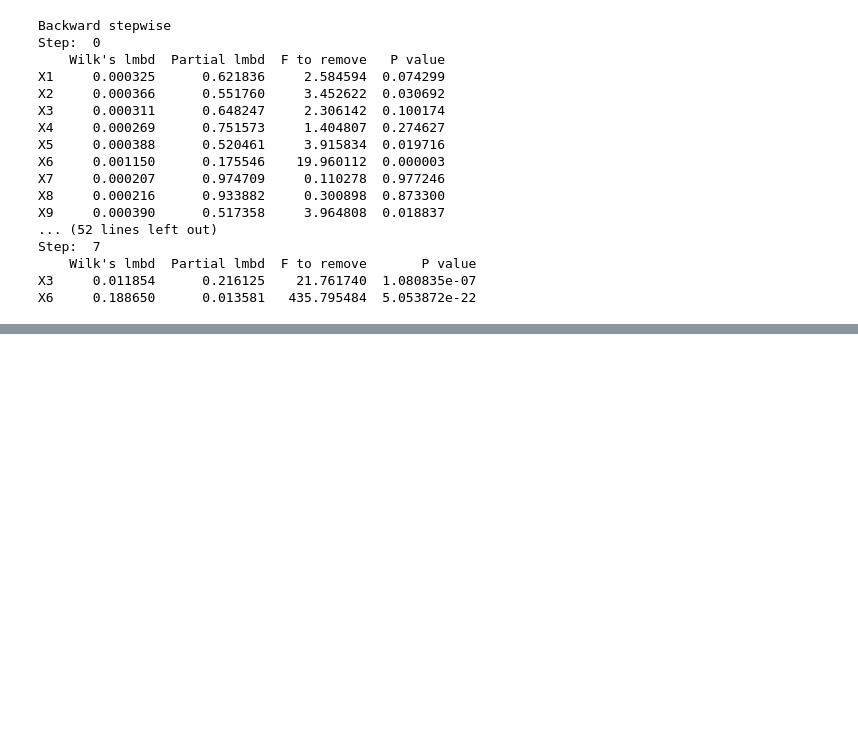
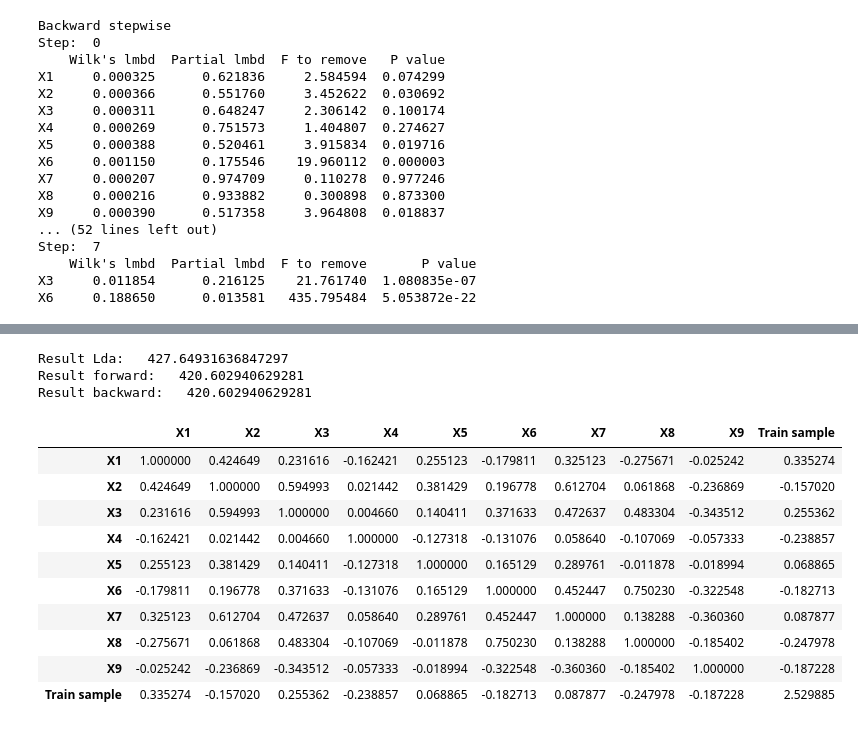
Before and after one commit to mmonastyrskiy/7_sem, a Jupyter notebook: Многомерный анализ и прогнозирование/python/lab2.ipynb, the cells around one changed output, grey strips where cells are left out. Saved outputs shown, nothing was run; the diff lists cells and outputs as text; code cells hidden in the pictures; blank space fills up the shorter version.

```diff
--- a/Многомерный анализ и прогнозирование/python/lab2.ipynb
+++ b/Многомерный анализ и прогнозирование/python/lab2.ipynb
@@ -640,0 +663,21 @@ data_to_excel.to_excel(r'Train sample.xlsx')
+# %%
+for m in ["Result Lda","Result forward", "Result backward"]:
+    get_center(data_to_excel,m)
+# %% [output]
+Result Lda:   427.64931636847297
+Result forward:   420.602940629281
+Result backward:   420.602940629281
+# %%
+data_to_excel.cov()
+# %% [output]
+|  | X1 | X2 | X3 | X4 | X5 | X6 | X7 | X8 | X9 | Train sample |
+| X1 | 1.000000 | 0.424649 | 0.231616 | -0.162421 | 0.255123 | -0.179811 | 0.325123 | -0.275671 | -0.025242 | 0.335274 |
+| X2 | 0.424649 | 1.000000 | 0.594993 | 0.021442 | 0.381429 | 0.196778 | 0.612704 | 0.061868 | -0.236869 | -0.157020 |
+| X3 | 0.231616 | 0.594993 | 1.000000 | 0.004660 | 0.140411 | 0.371633 | 0.472637 | 0.483304 | -0.343512 | 0.255362 |
+| X4 | -0.162421 | 0.021442 | 0.004660 | 1.000000 | -0.127318 | -0.131076 | 0.058640 | -0.107069 | -0.057333 | -0.238857 |
+| X5 | 0.255123 | 0.381429 | 0.140411 | -0.127318 | 1.000000 | 0.165129 | 0.289761 | -0.011878 | -0.018994 | 0.068865 |
+| X6 | -0.179811 | 0.196778 | 0.371633 | -0.131076 | 0.165129 | 1.000000 | 0.452447 | 0.750230 | -0.322548 | -0.182713 |
+| X7 | 0.325123 | 0.612704 | 0.472637 | 0.058640 | 0.289761 | 0.452447 | 1.000000 | 0.138288 | -0.360360 | 0.087877 |
+| X8 | -0.275671 | 0.061868 | 0.483304 | -0.107069 | -0.011878 | 0.750230 | 0.138288 | 1.000000 | -0.185402 | -0.247978 |
+| X9 | -0.025242 | -0.236869 | -0.343512 | -0.057333 | -0.018994 | -0.322548 | -0.360360 | -0.185402 | 1.000000 | -0.187228 |
+| Train sample | 0.335274 | -0.157020 | 0.255362 | -0.238857 | 0.068865 | -0.182713 | 0.087877 | -0.247978 | -0.187228 | 2.529885 |
```
Also changed, not shown: parts of 3 cells of this notebook, 8 other files.
